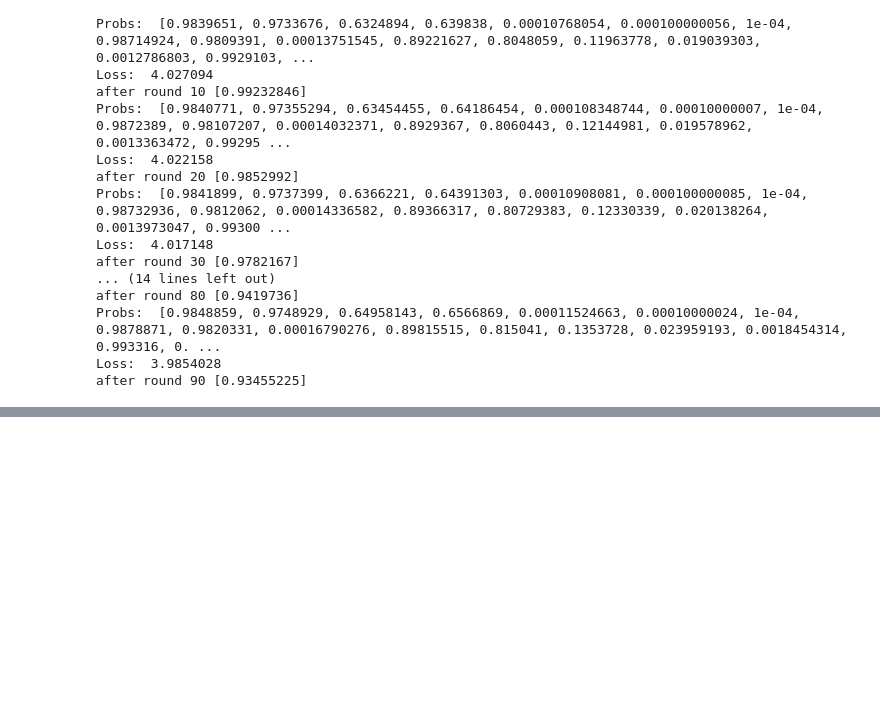
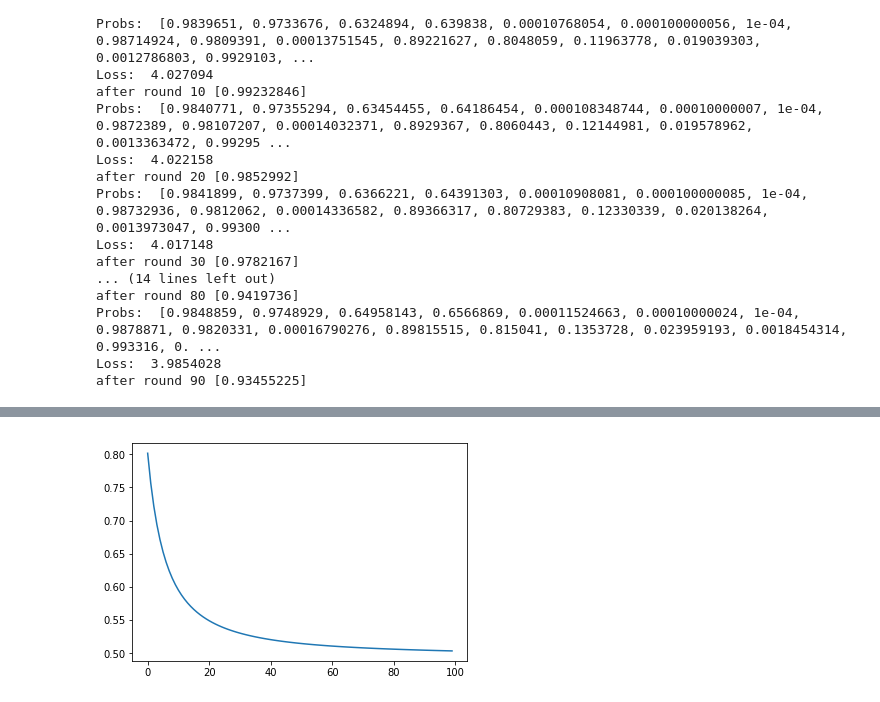
Before and after one commit to agentydragon/sched, a Jupyter notebook: Explore_Anki_data.ipynb, the cells around one changed output, grey strips where cells are left out. Saved outputs shown, nothing was run; the diff lists cells and outputs as text; code cells hidden in the pictures; blank space fills up the shorter version.

```diff
--- a/Explore_Anki_data.ipynb
+++ b/Explore_Anki_data.ipynb
@@ -264,0 +399,79 @@ after round 90 [0.93455225]
+# %%
+# Train with a sigmoid
+
+w1 = tf.Variable(1.0, name="w1", trainable=True)
+w2 = tf.Variable(1.0, name="w2", trainable=True)
+wm = tf.Variable(1.0, name="wm", trainable=True)
+lm = tf.Variable(1.0, name="lm", trainable=True)
+
+variables = [w1, w2, wm, lm]
+
+#l = lambda1
+losses = []
+probabilities = []
+
+def build_losses_for_reviews(card_reviews):
+  #l = lambda1
+  ww1 = w1
+  for index, row in card_reviews.iterrows():
+    #print(row)
+    diff_seconds = row['diff'].total_seconds()
+    diff_days = diff_seconds / 86400.0
+    logit = ww1 * diff_days + w2
+    current_probability = tf.sigmoid(logit)
+    probabilities.append(current_probability)
+
+    is_true = (1. if row['correct'] else 0.)
+    if row['correct']:
+      ww1 = ww1 * wm
+    else:
+      ww1 = ww1 * lm
+    loss_bit = tf.nn.sigmoid_cross_entropy_with_logits(
+        labels=is_true, logits=logit)
+    losses.append(loss_bit)
+
+from IPython.display import HTML, display
+
+def progress(value, max=100):
+    return HTML("""
+        <progress value='{value}' max='{max}' style='width: 100%'>
+            {value}
+        </progress>
+    """.format(value=value, max=max))
+
+out = display(progress(0, num_cards), display_id=True)
+for i, card in enumerate(get_sample_card_ids(num_cards)):
+  build_losses_for_reviews(get_card_reviews(card))
+  out.update(progress(i, num_cards))
+out.update(HTML("Losses for reviews built."))
+
+loss = tf.reduce_sum(losses) / len(losses)
+# Making training rate higher than 0.01 leads to shooting out to NaNs.
+opt = tf.train.GradientDescentOptimizer(learning_rate=0.01)
+train_op = opt.minimize(loss, var_list=variables)
+
+losses = []
+values = []
+
+with tf.Session() as sess:
+  sess.run(tf.global_variables_initializer())
+
+  epoch_progress = display(progress(0, epochs), display_id=True)
+  for i in range(epochs):
+    metadata = tf.RunMetadata()
+    sess.run(train_op)
+    epoch_progress.update(progress(i, epochs))
+    vars_value = sess.run(variables)
+    loss_value = sess.run(loss)
+    if i % 10 == 0:
+      print("after round", i, vars_value, "loss=", loss_value)
+      values.append(tuple(vars_value + [loss_value]))
+    losses.append(loss_value)
+
+  print('Final:')
+  print(sess.run(variables))
+  print('Probs: ', sess.run(probabilities))
+#  print('Loss: ', sess.run(loss))
+
+plt.plot(range(epochs), losses)
+# %% [output]
@@ -264,0 +494 @@ after round 90 [0.93455225]
+[figure, added]
```
Also changed, not shown: parts of 13 cells of this notebook.
